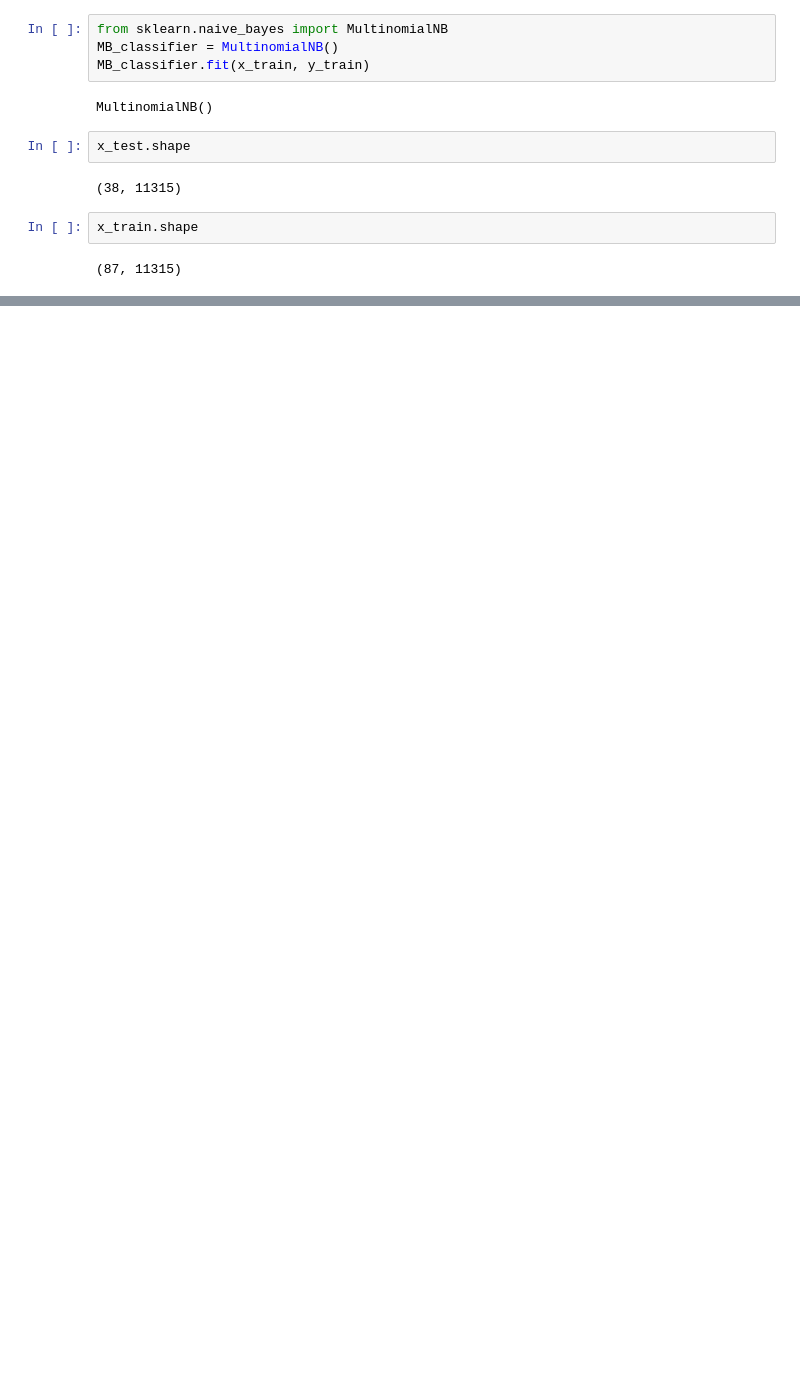
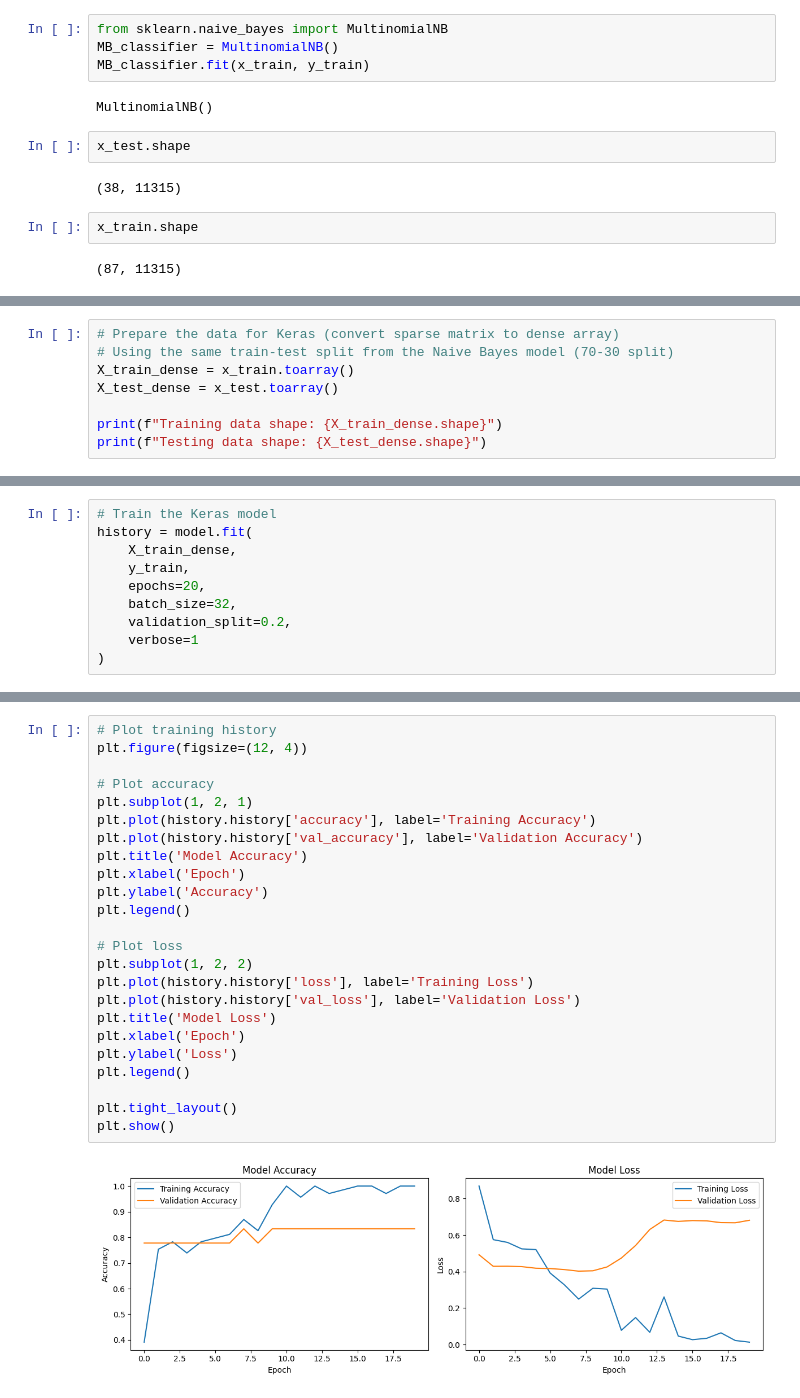
Before and after one commit to Likhith623/Resume-Selector, a Jupyter notebook: Resume Selector with Naive Bayes_AP23110010253.ipynb, the cells around one changed output, grey strips where cells are left out. Cells and saved outputs as stored; diff of their text form; blank space fills up the shorter version.

Commit message:
added model

```diff
--- a/Resume Selector with Naive Bayes_AP23110010253.ipynb
+++ b/Resume Selector with Naive Bayes_AP23110010253.ipynb
@@ -522,0 +579,8 @@ weighted avg       0.92      0.92      0.92        38
+# %%
+# Prepare the data for Keras (convert sparse matrix to dense array)
+# Using the same train-test split from the Naive Bayes model (70-30 split)
+X_train_dense = x_train.toarray()
+X_test_dense = x_test.toarray()
+
+print(f"Training data shape: {X_train_dense.shape}")
+print(f"Testing data shape: {X_test_dense.shape}")
@@ -522,0 +637,10 @@ weighted avg       0.92      0.92      0.92        38
+# %%
+# Train the Keras model
+history = model.fit(
+    X_train_dense,
+    y_train,
+    epochs=20,
+    batch_size=32,
+    validation_split=0.2,
+    verbose=1
+)
@@ -522,0 +665,26 @@ weighted avg       0.92      0.92      0.92        38
+# %%
+# Plot training history
+plt.figure(figsize=(12, 4))
+
+# Plot accuracy
+plt.subplot(1, 2, 1)
+plt.plot(history.history['accuracy'], label='Training Accuracy')
+plt.plot(history.history['val_accuracy'], label='Validation Accuracy')
+plt.title('Model Accuracy')
+plt.xlabel('Epoch')
+plt.ylabel('Accuracy')
+plt.legend()
+
+# Plot loss
+plt.subplot(1, 2, 2)
+plt.plot(history.history['loss'], label='Training Loss')
+plt.plot(history.history['val_loss'], label='Validation Loss')
+plt.title('Model Loss')
+plt.xlabel('Epoch')
+plt.ylabel('Loss')
+plt.legend()
+
+plt.tight_layout()
+plt.show()
+# %% [output]
+[figure, added]
```
Also changed, not shown: parts of 34 cells of this notebook, 1 other file.
